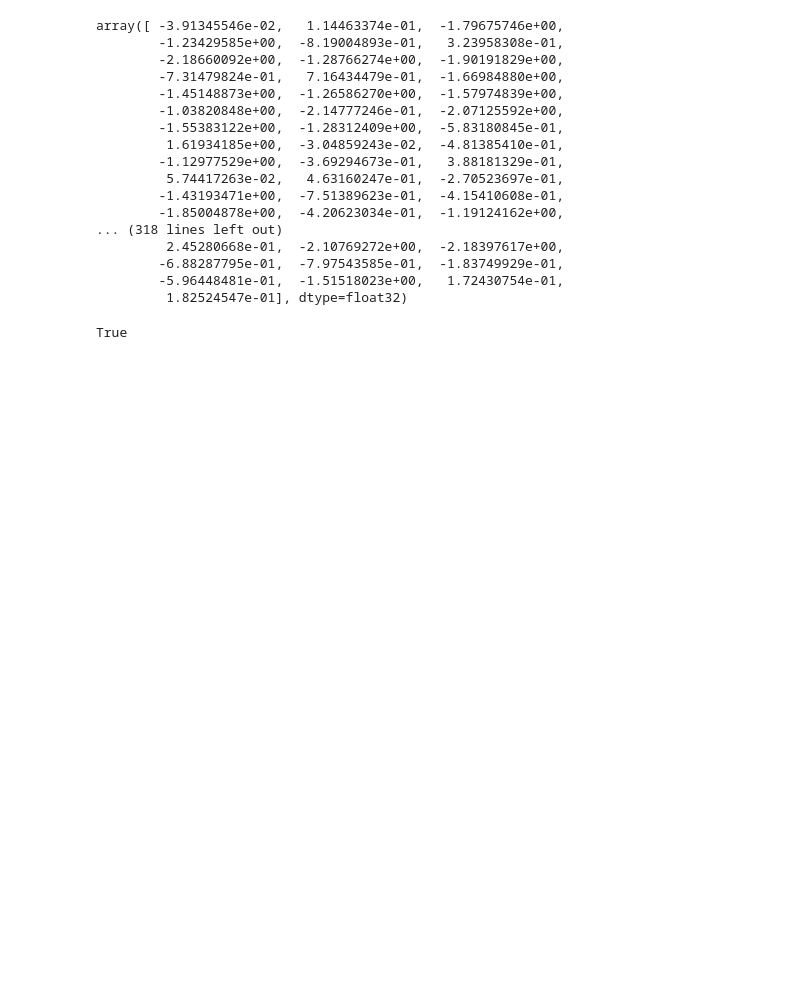
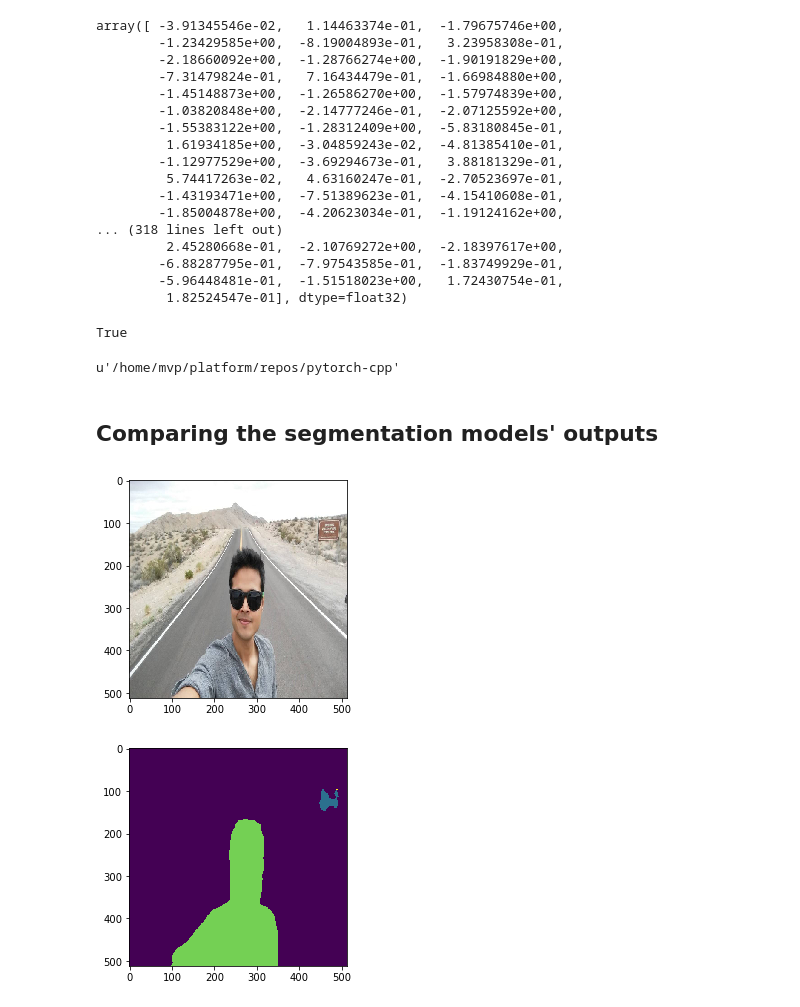
Before and after one commit to warmspringwinds/pytorch-cpp, a Jupyter notebook: comparison.ipynb, the cells around one changed output. Drawn from its saved outputs; the diff is of its cells as text; code cells hidden in the pictures; blank space fills up the shorter version.

Commit message:
added functions for segmentation models also, checked the correctness of the architecture by running std::cout

```diff
--- a/comparison.ipynb
+++ b/comparison.ipynb
@@ -223,3 +223,61 @@ import numpy as np
 np.allclose(pytorch_cpp_inference_result, pytorch_inference_result, atol=1e-4, rtol=0)
 # %% [output]
 True
+# %%
+pwd
+# %% [output]
+u'/home/mvp/platform/repos/pytorch-cpp'
+# %% [markdown]
+## Comparing the segmentation models' outputs
+# %%
+import sys
+# update with your path
+sys.path.insert(0, '../vision/')
+sys.path.append("../dense-ai/")
+
+from PIL import Image
+from matplotlib import pyplot as plt
+
+import torch
+from torchvision import transforms
+from torch.autograd import Variable
+import dense_ai.models.resnet_dilated as resnet_dilated
+
+import numpy as np
+
+
+img_path = '../dense-ai/dense_ai/recipes/pascal_voc/segmentation/demo_img_vittal.jpg'
+
+valid_transform = transforms.Compose(
+                [
+                     transforms.ToTensor(),
+                     transforms.Normalize((0.485, 0.456, 0.406), (0.229, 0.224, 0.225))
+                ])
+
+img_not_preprocessed = Image.open(img_path).convert('RGB').resize((512, 512))
+
+img = valid_transform(img_not_preprocessed)
+
+img = img.unsqueeze(0)
+
+img = Variable(img.cuda())
+
+fcn = resnet_dilated.Resnet18_8s(num_classes=21)
+fcn.load_state_dict(torch.load('../resnet_18_8s_59.pth'))
+fcn.cuda()
+fcn.eval()
+
+res = fcn(img)
+
+_, tmp = res.squeeze(0).max(0)
+
+segmentation = tmp.data.cpu().numpy().squeeze()
+
+plt.imshow(img_not_preprocessed)
+plt.show()
+
+plt.imshow(segmentation)
+plt.show()
+# %% [output]
+[figure, added]
+[figure, added]
```
Also changed, not shown: 1 other file.
